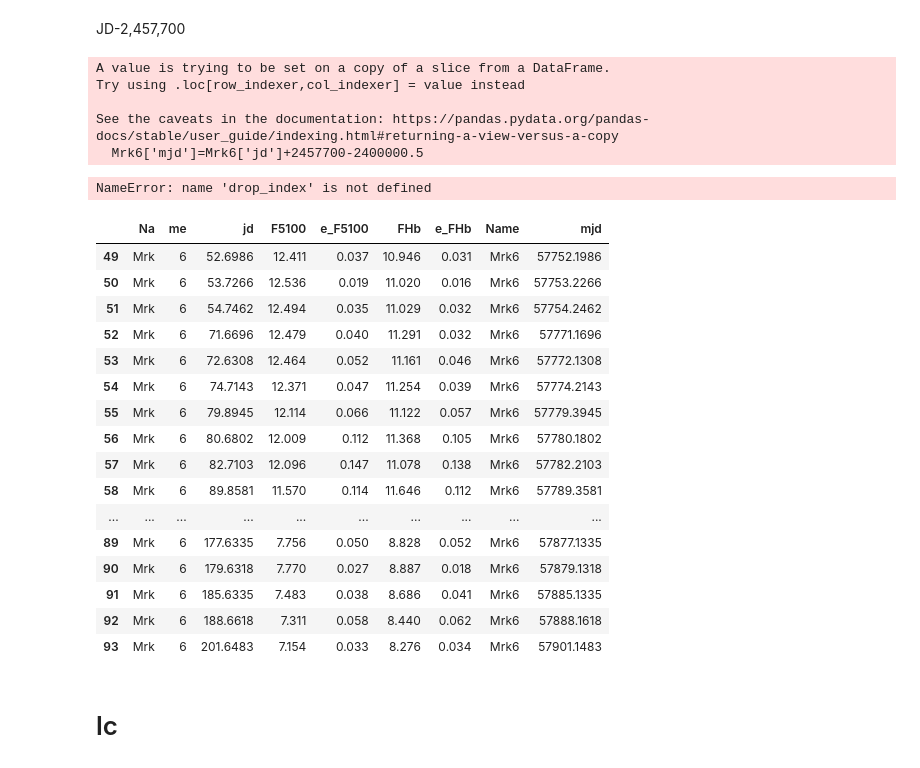
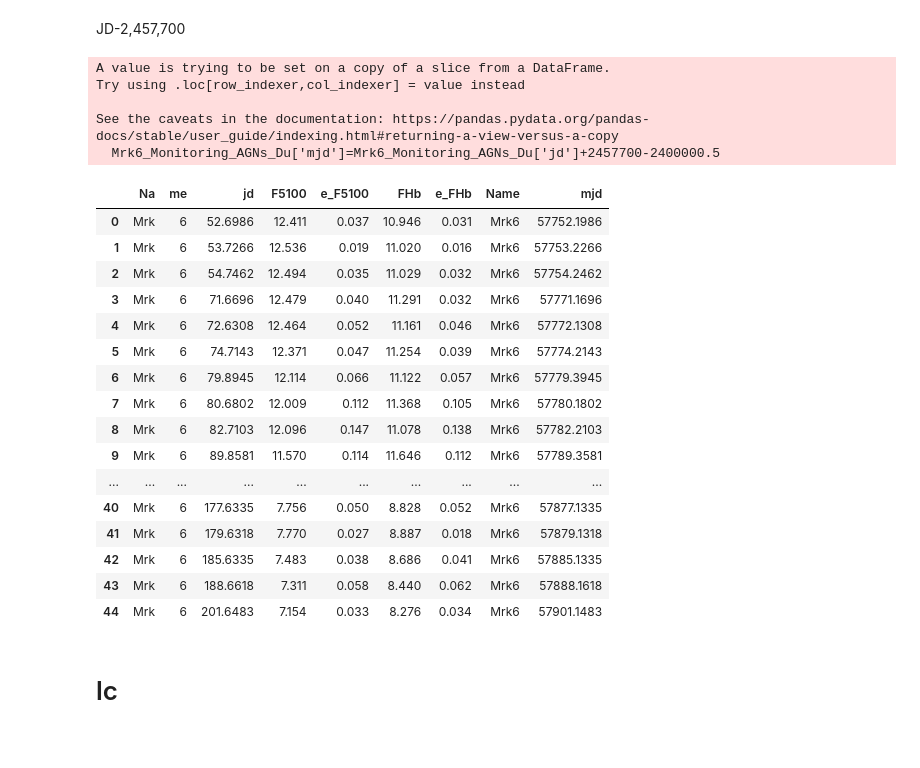
Before and after one commit to brettlv/brettlv.github.io, a Jupyter notebook: pythoncode/astro_source_analysis/Mrk6.ipynb, the cells around one changed output. Cells and saved outputs as stored; diff of their text form; code cells hidden in the pictures.

```diff
--- a/pythoncode/astro_source_analysis/Mrk6.ipynb
+++ b/pythoncode/astro_source_analysis/Mrk6.ipynb
@@ -244,39 +244,37 @@ Monitoring_AGNs_Du.columns=['Na','me','jd','F5100','e_F5100','FHb','e_FHb']
 
 Monitoring_AGNs_Du['Name']=Monitoring_AGNs_Du['Na']+Monitoring_AGNs_Du['me']
 
-Mrk6=Monitoring_AGNs_Du[Monitoring_AGNs_Du['Name']=='Mrk6']
+Mrk6_Monitoring_AGNs_Du=Monitoring_AGNs_Du[Monitoring_AGNs_Du['Name']=='Mrk6']
 
-Mrk6['mjd']=Mrk6['jd']+2457700-2400000.5
+Mrk6_Monitoring_AGNs_Du['mjd']=Mrk6_Monitoring_AGNs_Du['jd']+2457700-2400000.5
 # %% [output]
 A value is trying to be set on a copy of a slice from a DataFrame.
 Try using .loc[row_indexer,col_indexer] = value instead
 
 See the caveats in the documentation: https://pandas.pydata.org/pandas-docs/stable/user_guide/indexing.html#returning-a-view-versus-a-copy
-  Mrk6['mjd']=Mrk6['jd']+2457700-2400000.5
+  Mrk6_Monitoring_AGNs_Du['mjd']=Mrk6_Monitoring_AGNs_Du['jd']+2457700-2400000.5
-# %%
-Mrk6=drop_index(Mrk6)
-# %% [output]
-NameError: name 'drop_index' is not defined
-# %%
-Mrk6
-# %% [output]
-|  | Na | me | jd | F5100 | e_F5100 | FHb | e_FHb | Name | mjd |
-| 49 | Mrk | 6 | 52.6986 | 12.411 | 0.037 | 10.946 | 0.031 | Mrk6 | 57752.1986 |
-| 50 | Mrk | 6 | 53.7266 | 12.536 | 0.019 | 11.020 | 0.016 | Mrk6 | 57753.2266 |
-| 51 | Mrk | 6 | 54.7462 | 12.494 | 0.035 | 11.029 | 0.032 | Mrk6 | 57754.2462 |
-| 52 | Mrk | 6 | 71.6696 | 12.479 | 0.040 | 11.291 | 0.032 | Mrk6 | 57771.1696 |
-| 53 | Mrk | 6 | 72.6308 | 12.464 | 0.052 | 11.161 | 0.046 | Mrk6 | 57772.1308 |
-| 54 | Mrk | 6 | 74.7143 | 12.371 | 0.047 | 11.254 | 0.039 | Mrk6 | 57774.2143 |
-| 55 | Mrk | 6 | 79.8945 | 12.114 | 0.066 | 11.122 | 0.057 | Mrk6 | 57779.3945 |
-| 56 | Mrk | 6 | 80.6802 | 12.009 | 0.112 | 11.368 | 0.105 | Mrk6 | 57780.1802 |
-| 57 | Mrk | 6 | 82.7103 | 12.096 | 0.147 | 11.078 | 0.138 | Mrk6 | 57782.2103 |
-| 58 | Mrk | 6 | 89.8581 | 11.570 | 0.114 | 11.646 | 0.112 | Mrk6 | 57789.3581 |
-| ... | ... | ... | ... | ... | ... | ... | ... | ... | ... |
-| 89 | Mrk | 6 | 177.6335 | 7.756 | 0.050 | 8.828 | 0.052 | Mrk6 | 57877.1335 |
-| 90 | Mrk | 6 | 179.6318 | 7.770 | 0.027 | 8.887 | 0.018 | Mrk6 | 57879.1318 |
-| 91 | Mrk | 6 | 185.6335 | 7.483 | 0.038 | 8.686 | 0.041 | Mrk6 | 57885.1335 |
-| 92 | Mrk | 6 | 188.6618 | 7.311 | 0.058 | 8.440 | 0.062 | Mrk6 | 57888.1618 |
-| 93 | Mrk | 6 | 201.6483 | 7.154 | 0.033 | 8.276 | 0.034 | Mrk6 | 57901.1483 |
+# %%
+Mrk6_Monitoring_AGNs_Du=drop_index(Mrk6_Monitoring_AGNs_Du)
+# %%
+Mrk6_Monitoring_AGNs_Du
+# %% [output]
+|  | Na | me | jd | F5100 | e_F5100 | FHb | e_FHb | Name | mjd |
+| 0 | Mrk | 6 | 52.6986 | 12.411 | 0.037 | 10.946 | 0.031 | Mrk6 | 57752.1986 |
+| 1 | Mrk | 6 | 53.7266 | 12.536 | 0.019 | 11.020 | 0.016 | Mrk6 | 57753.2266 |
+| 2 | Mrk | 6 | 54.7462 | 12.494 | 0.035 | 11.029 | 0.032 | Mrk6 | 57754.2462 |
+| 3 | Mrk | 6 | 71.6696 | 12.479 | 0.040 | 11.291 | 0.032 | Mrk6 | 57771.1696 |
+| 4 | Mrk | 6 | 72.6308 | 12.464 | 0.052 | 11.161 | 0.046 | Mrk6 | 57772.1308 |
+| 5 | Mrk | 6 | 74.7143 | 12.371 | 0.047 | 11.254 | 0.039 | Mrk6 | 57774.2143 |
+| 6 | Mrk | 6 | 79.8945 | 12.114 | 0.066 | 11.122 | 0.057 | Mrk6 | 57779.3945 |
+| 7 | Mrk | 6 | 80.6802 | 12.009 | 0.112 | 11.368 | 0.105 | Mrk6 | 57780.1802 |
+| 8 | Mrk | 6 | 82.7103 | 12.096 | 0.147 | 11.078 | 0.138 | Mrk6 | 57782.2103 |
+| 9 | Mrk | 6 | 89.8581 | 11.570 | 0.114 | 11.646 | 0.112 | Mrk6 | 57789.3581 |
+| ... | ... | ... | ... | ... | ... | ... | ... | ... | ... |
+| 40 | Mrk | 6 | 177.6335 | 7.756 | 0.050 | 8.828 | 0.052 | Mrk6 | 57877.1335 |
+| 41 | Mrk | 6 | 179.6318 | 7.770 | 0.027 | 8.887 | 0.018 | Mrk6 | 57879.1318 |
+| 42 | Mrk | 6 | 185.6335 | 7.483 | 0.038 | 8.686 | 0.041 | Mrk6 | 57885.1335 |
+| 43 | Mrk | 6 | 188.6618 | 7.311 | 0.058 | 8.440 | 0.062 | Mrk6 | 57888.1618 |
+| 44 | Mrk | 6 | 201.6483 | 7.154 | 0.033 | 8.276 | 0.034 | Mrk6 | 57901.1483 |
 # %% [markdown]
 # lc
 # %% [markdown]
```
Also changed, not shown: parts of 2 cells of this notebook, 7 other files.
